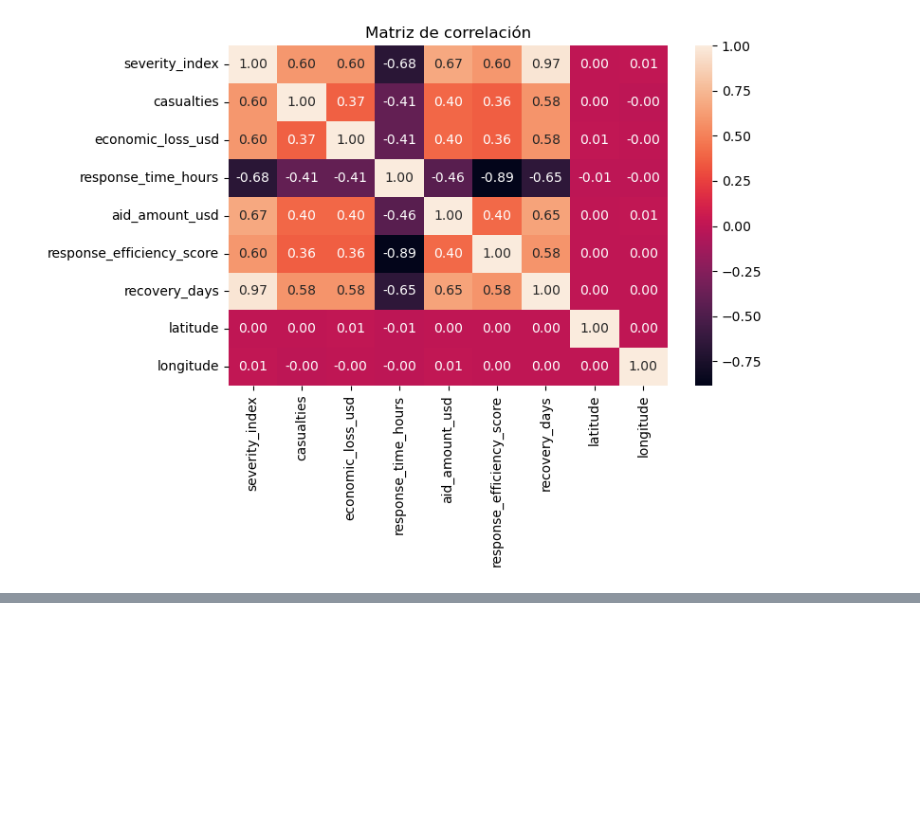
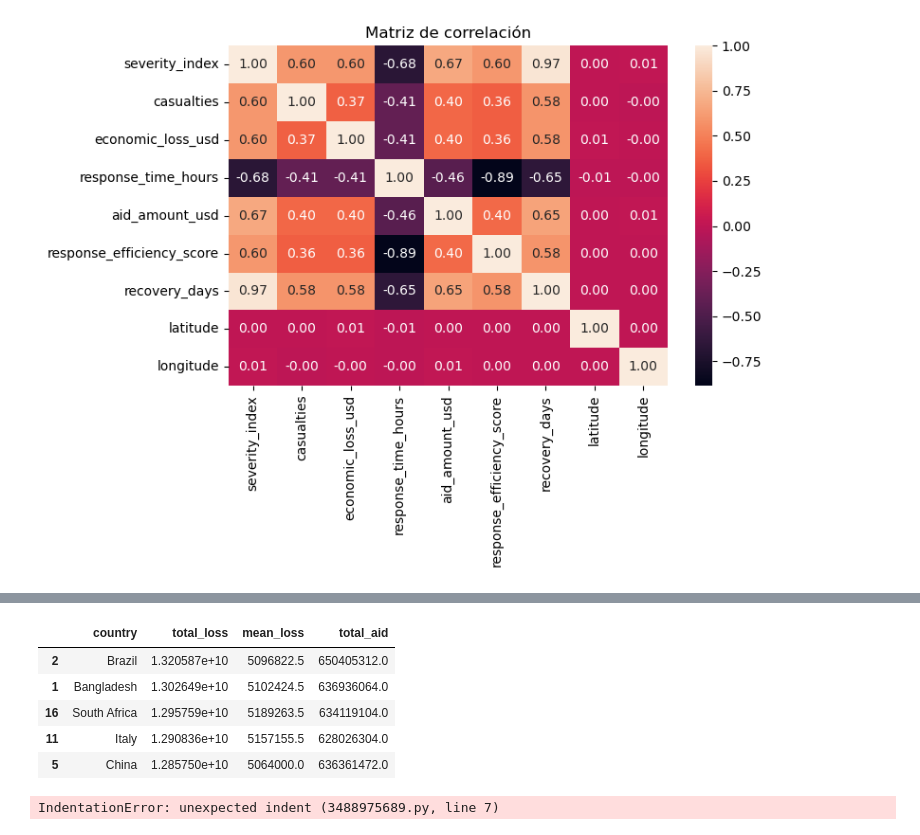
Before and after one commit to sebastiangs1001-python/MachineL, a Jupyter notebook: archive(1)/ML.ipynb, the cells around one changed output, grey strips where cells are left out. Drawn from its saved outputs; the diff is of its cells as text; code cells hidden in the pictures; blank space fills up the shorter version.

```diff
--- a/archive(1)/ML.ipynb
+++ b/archive(1)/ML.ipynb
@@ -257,0 +350,21 @@ plt.show()
+# %%
+tabla5_econ_country = (
+    G_disaster
+    .groupby('country')
+    .agg(
+        total_loss = ('economic_loss_usd', 'sum'),
+        mean_loss  = ('economic_loss_usd', 'mean'),
+        total_aid  = ('aid_amount_usd', 'sum')
+    )
+    .reset_index()
+    .sort_values(by='total_loss', ascending=False)
+)
+
+tabla5_econ_country.head()
+# %% [output]
+|  | country | total_loss | mean_loss | total_aid |
+| 2 | Brazil | 1.320587e+10 | 5096822.5 | 650405312.0 |
+| 1 | Bangladesh | 1.302649e+10 | 5102424.5 | 636936064.0 |
+| 16 | South Africa | 1.295759e+10 | 5189263.5 | 634119104.0 |
+| 11 | Italy | 1.290836e+10 | 5157155.5 | 628026304.0 |
+| 5 | China | 1.285750e+10 | 5064000.0 | 636361472.0 |
@@ -257,0 +375,14 @@ plt.show()
+# %%
+tabla_6_time_type=(G_disaster.groupby('disaster_type')).agg(
+    response_time_mean = ('response_time_hours','mean'),
+      response_time_median = ('response_time_hours', 'median'),
+        recovery_days_mean = ('recovery_days', 'media'),
+        recovery_days_median = ('recovery_days', 'median')
+    ).reset_index()
+    .sort_values(by='response_time_mean', ascending=False)
+)
+
+tabla6_time_type.head()
+)
+# %% [output]
+IndentationError: unexpected indent (3488975689.py, line 7)
```
Also changed, not shown: parts of 7 cells of this notebook, 11 other files.
